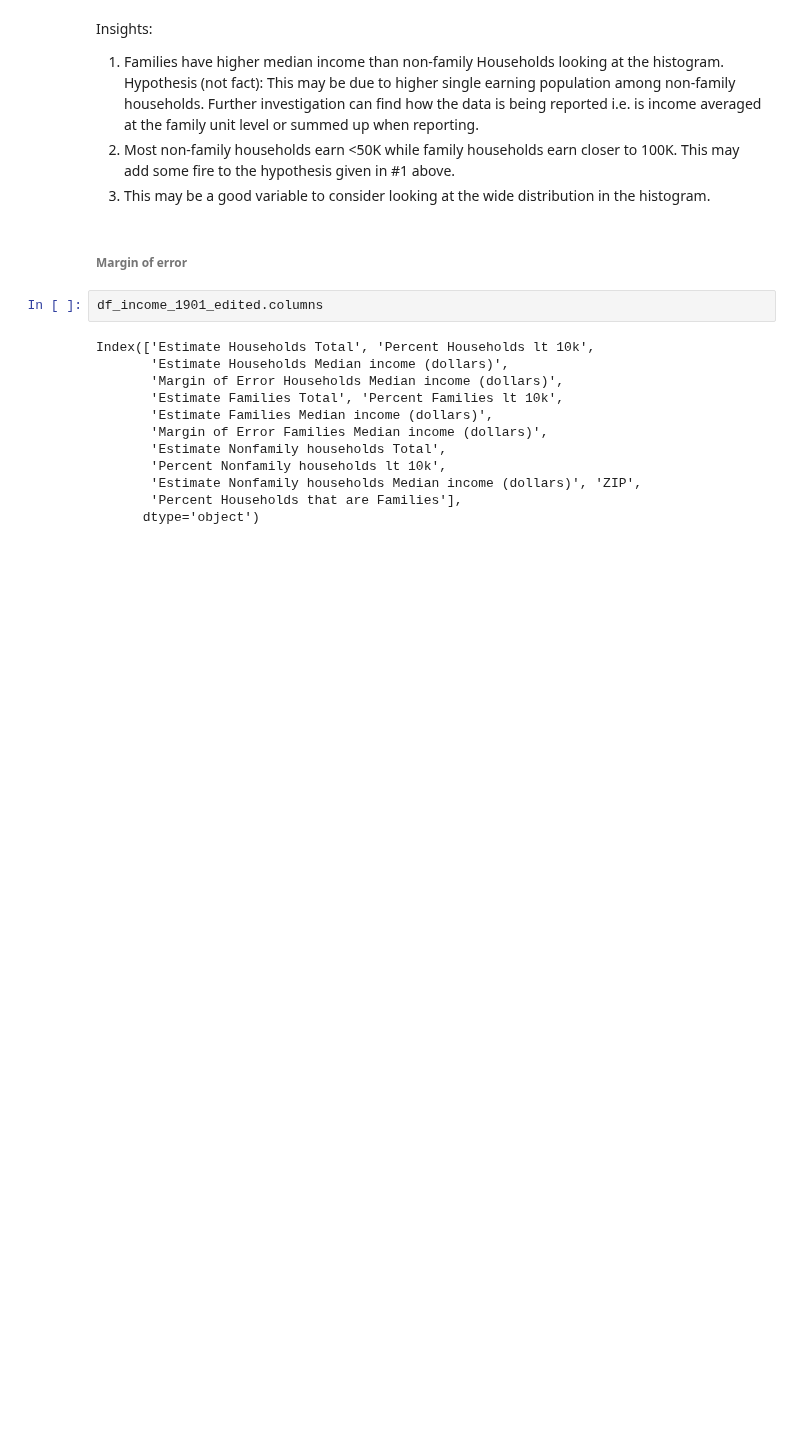
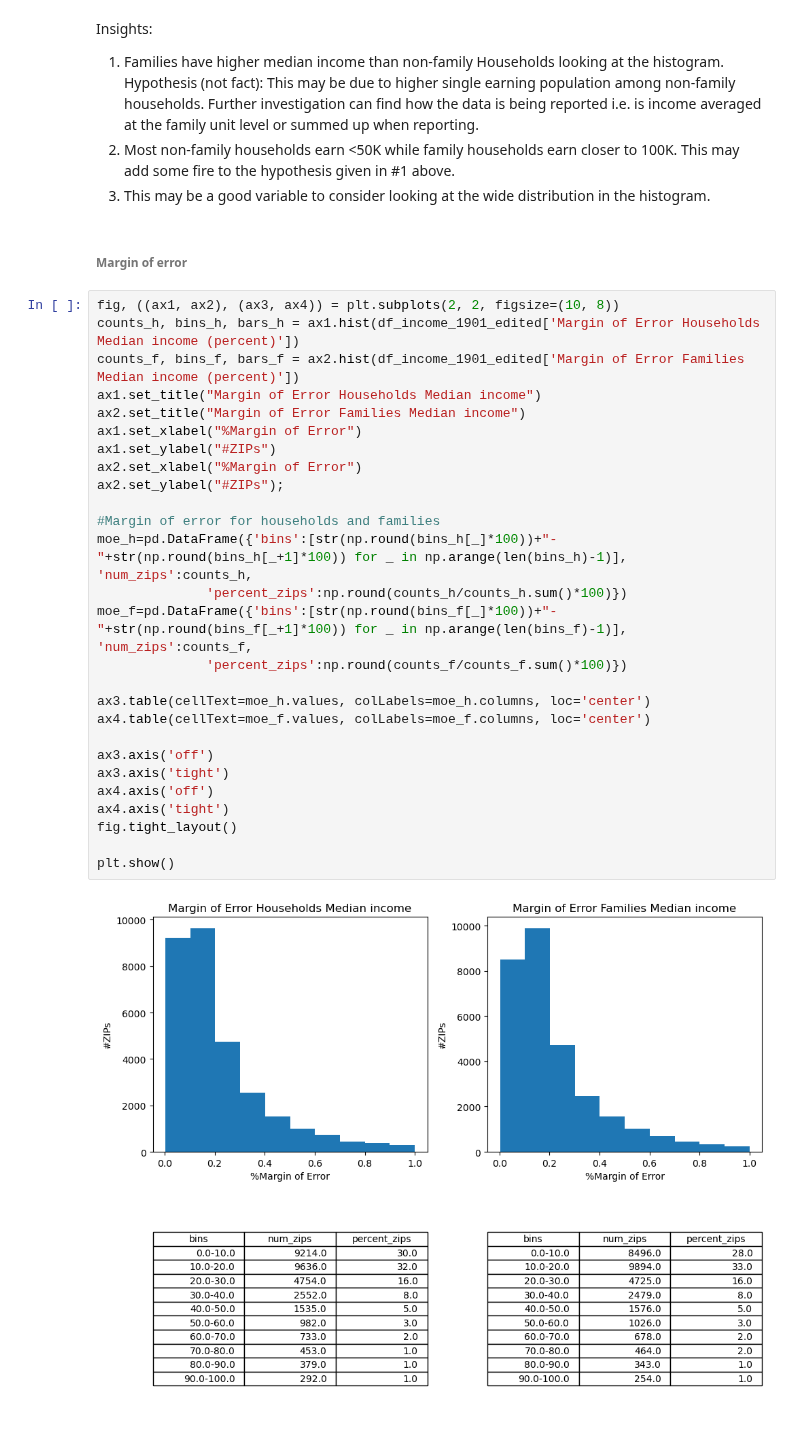
Before and after one commit to anuvrat-umich/siads_milestone1, a Jupyter notebook: src/exploratory_data_analysis.ipynb, the cells around one changed output. Drawn from its saved outputs; the diff is of its cells as text; blank space fills up the shorter version.

```diff
--- a/src/exploratory_data_analysis.ipynb
+++ b/src/exploratory_data_analysis.ipynb
@@ -137,17 +137,32 @@ Insights:
 </ol>
 # %% [markdown]
 ###### Margin of error
-# %%
-df_income_1901_edited.columns
-# %% [output]
-Index(['Estimate Households Total', 'Percent Households lt 10k',
-       'Estimate Households Median income (dollars)',
-       'Margin of Error Households Median income (dollars)',
-       'Estimate Families Total', 'Percent Families lt 10k',
-       'Estimate Families Median income (dollars)',
-       'Margin of Error Families Median income (dollars)',
-       'Estimate Nonfamily households Total',
-       'Percent Nonfamily households lt 10k',
-       'Estimate Nonfamily households Median income (dollars)', 'ZIP',
-       'Percent Households that are Families'],
-      dtype='object')
+# %%
+fig, ((ax1, ax2), (ax3, ax4)) = plt.subplots(2, 2, figsize=(10, 8))
+counts_h, bins_h, bars_h = ax1.hist(df_income_1901_edited['Margin of Error Households Median income (percent)'])
+counts_f, bins_f, bars_f = ax2.hist(df_income_1901_edited['Margin of Error Families Median income (percent)'])
+ax1.set_title("Margin of Error Households Median income")
+ax2.set_title("Margin of Error Families Median income")
+ax1.set_xlabel("%Margin of Error")
+ax1.set_ylabel("#ZIPs")
+ax2.set_xlabel("%Margin of Error")
+ax2.set_ylabel("#ZIPs");
+
+#Margin of error for households and families
+moe_h=pd.DataFrame({'bins':[str(np.round(bins_h[_]*100))+"-"+str(np.round(bins_h[_+1]*100)) for _ in np.arange(len(bins_h)-1)], 'num_zips':counts_h,
+              'percent_zips':np.round(counts_h/counts_h.sum()*100)})
+moe_f=pd.DataFrame({'bins':[str(np.round(bins_f[_]*100))+"-"+str(np.round(bins_f[_+1]*100)) for _ in np.arange(len(bins_f)-1)], 'num_zips':counts_f,
+              'percent_zips':np.round(counts_f/counts_f.sum()*100)})
+
+ax3.table(cellText=moe_h.values, colLabels=moe_h.columns, loc='center')
+ax4.table(cellText=moe_f.values, colLabels=moe_f.columns, loc='center')
+
+ax3.axis('off')
+ax3.axis('tight')
+ax4.axis('off')
+ax4.axis('tight')
+fig.tight_layout()
+
+plt.show()
+# %% [output]
+[figure, added]
```
Also changed, not shown: parts of 2 cells of this notebook, 1 other file.
